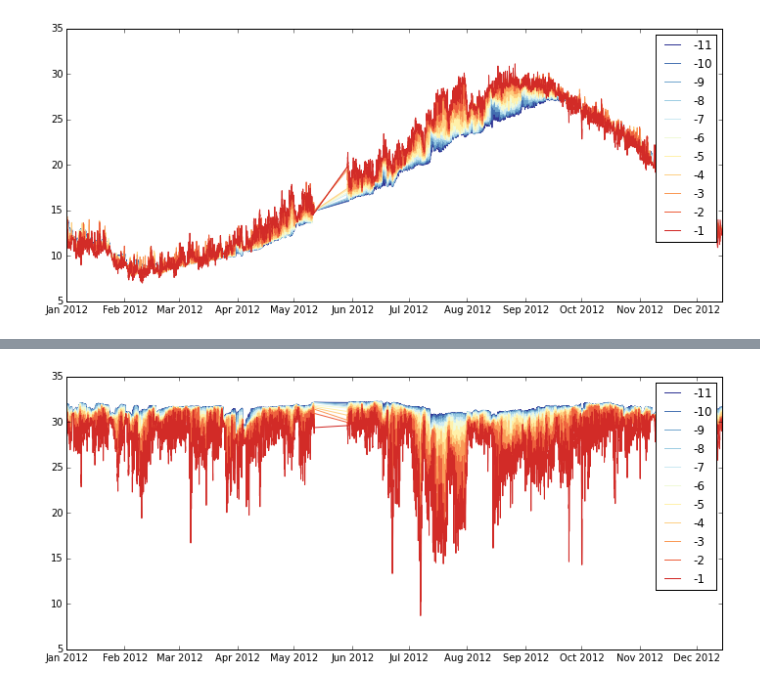
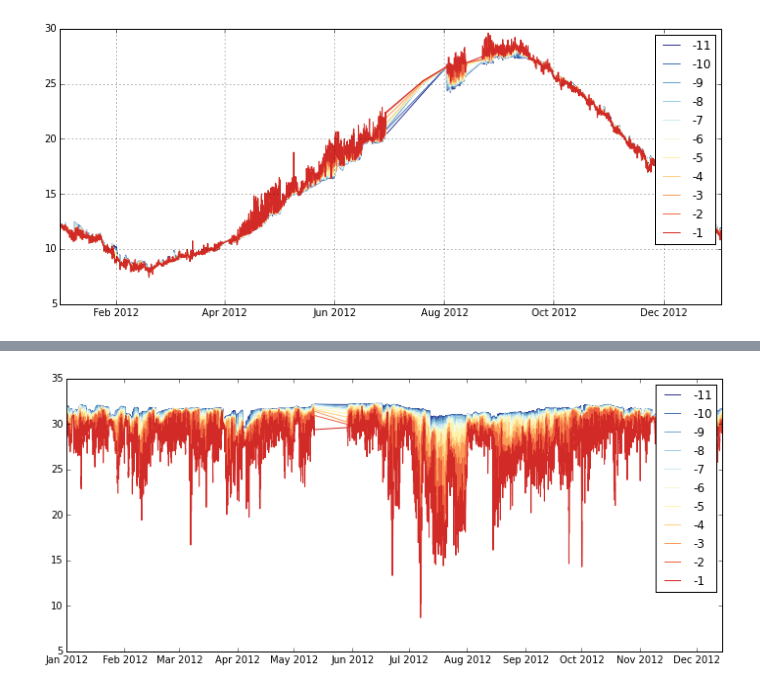
Before and after one commit to okadate/notebook, a Jupyter notebook: check/check_obs.ipynb, the cells around one changed output, grey strips where cells are left out. Saved outputs shown, nothing was run; the diff lists cells and outputs as text; code cells hidden in the pictures.

```diff
--- a/check_obs.ipynb
+++ b/check/check_obs.ipynb
@@ -37,7 +37,8 @@ def check_obs(ncfile, varid, s):
         v = df.value[df.depth==d]
         plt.plot(t, v, '-', color=plt.cm.RdYlBu(-d/11.0), label=d)
         plt.legend()
+    plt.grid()
 # %%
-check_obs(ncfile, 6, 12)
+check_obs(ncfile, 6, 3)
 # %% [output]
-[figure, old version]
+[figure, new version]
```
Also changed, not shown: parts of 2 cells of this notebook, 9 other files.
